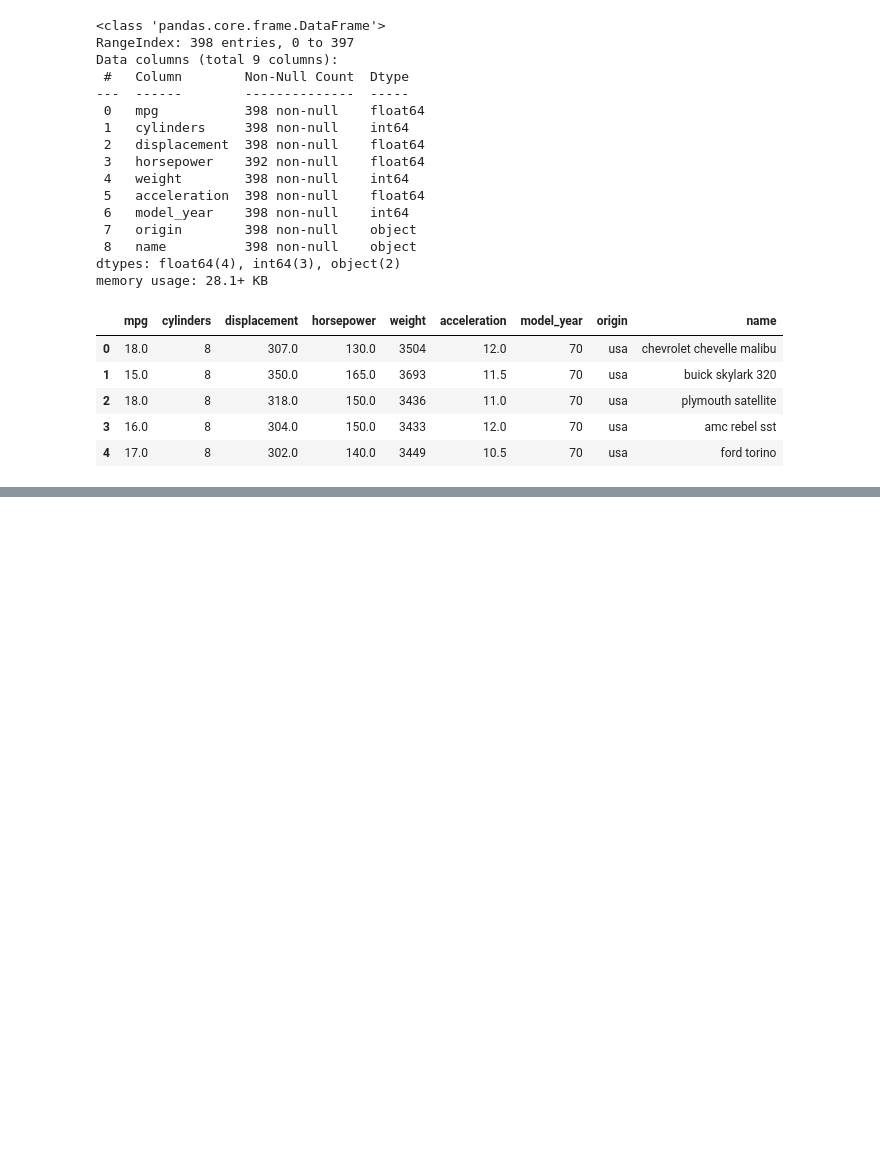
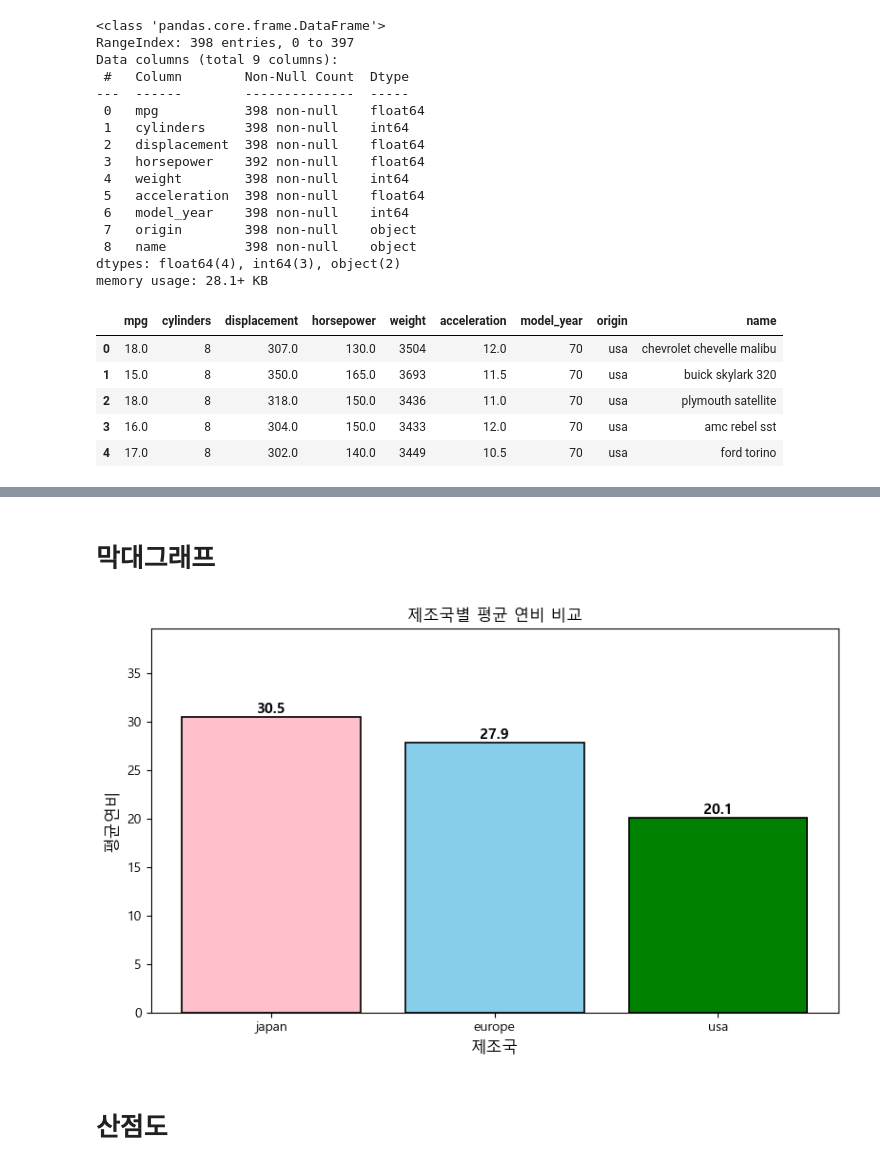
Before and after one commit to qkfmadl0-create/day18, a Jupyter notebook: 01_matplotlib_basics_oo.ipynb, the cells around one changed output, grey strips where cells are left out. Drawn from its saved outputs; the diff is of its cells as text; code cells hidden in the pictures; blank space fills up the shorter version.

```diff
--- a/01_matplotlib_basics_oo.ipynb
+++ b/01_matplotlib_basics_oo.ipynb
@@ -53,0 +77,29 @@ mpg.groupby('model_year')
+# %% [markdown]
+# 막대그래프
+# %%
+# 제조국(origin별) 평균 연비 mpg
+origin_mpg = mpg.groupby('origin')['mpg'].mean().sort_values(ascending=False)
+
+fig, ax = plt.subplots(figsize=(8,5))
+bars = ax.bar(origin_mpg.index, origin_mpg.values, color = ['pink', 'skyblue', 'green'],
+       edgecolor = 'black', linewidth = 1.2)
+
+# 막대 위에 수치 표시
+for bar in bars:
+    height = bar.get_height()
+    ax.text(bar.get_x() + bar.get_width()/2, height,
+            f'{height:.1f}',
+            ha='center', va = 'bottom', fontsize = 11, fontweight='bold')
+
+ax.set_xlabel('제조국', fontsize = 12)
+ax.set_ylabel('평균연비', fontsize = 12)
+ax.set_title('제조국별 평균 연비 비교')
+ax.set_ylim(0, origin_mpg.max()*1.3)
+plt.tight_layout()
+plt.show()
+
+# 인사이트: 일본 차량이 평균 30.5mpg로 가장 효율적 -> 소형차 중심 전략
+# %% [output]
+[figure, added]
+# %% [markdown]
+# 산점도
```
Also changed, not shown: parts of 4 cells of this notebook.
